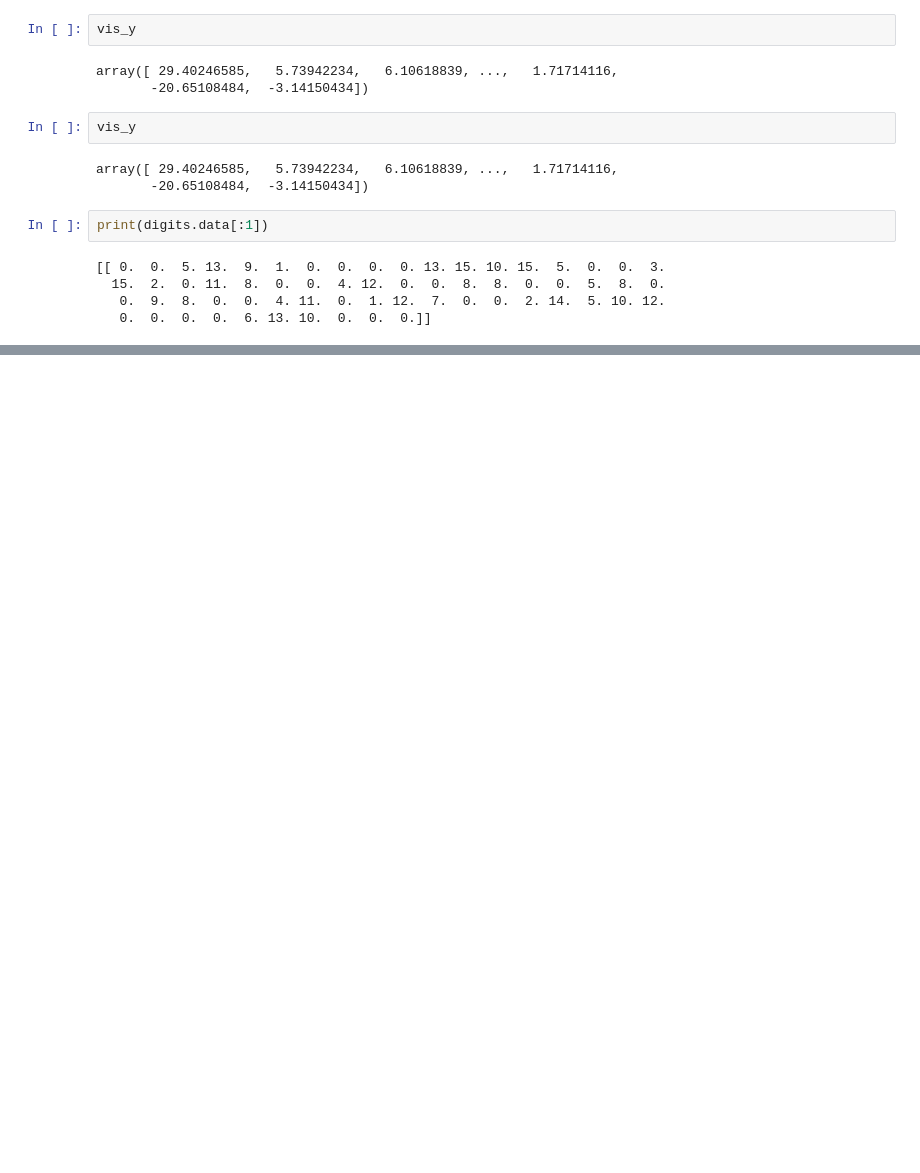
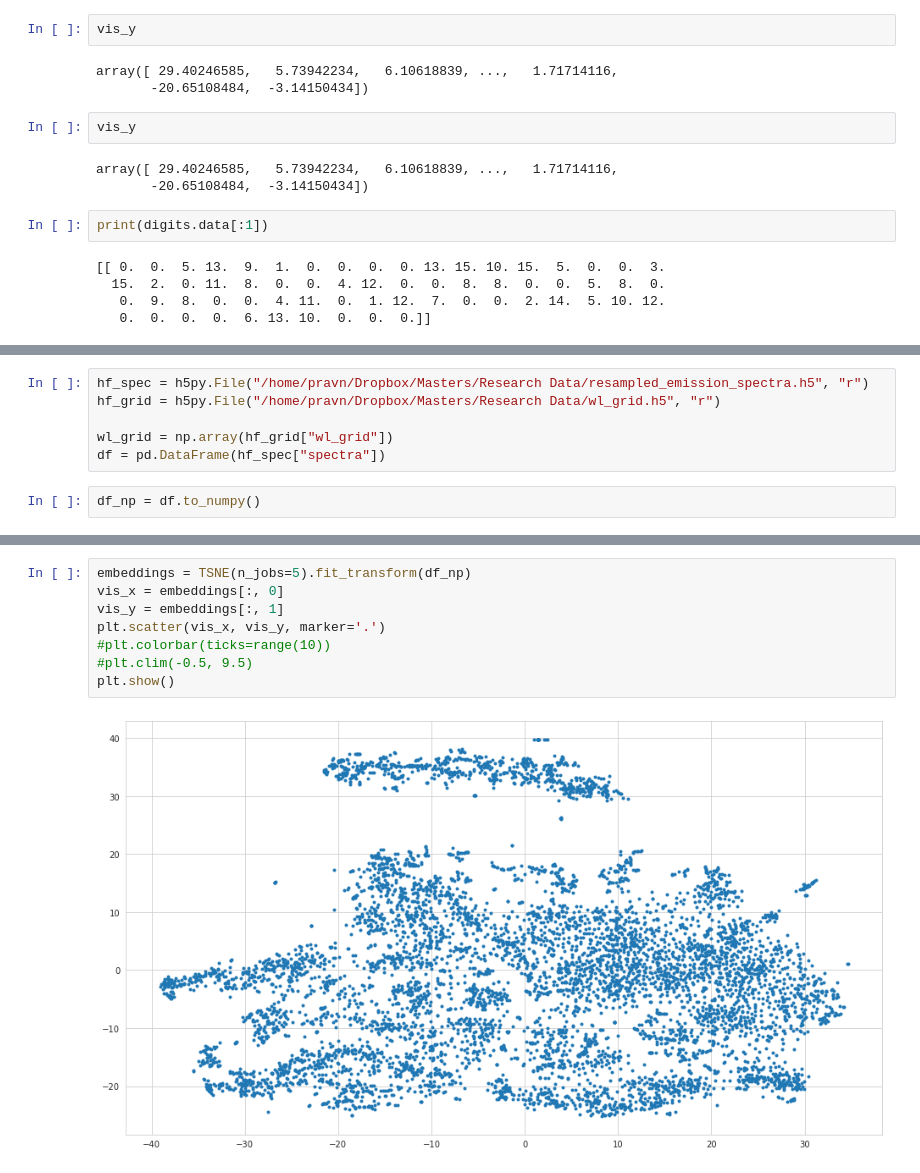
Before and after one commit to PravNJ/PCT-stars-GALAH, a Jupyter notebook: t-sne.ipynb, the cells around one changed output, grey strips where cells are left out. Saved outputs shown, nothing was run; the diff lists cells and outputs as text; blank space fills up the shorter version.

```diff
--- a/t-sne.ipynb
+++ b/t-sne.ipynb
@@ -36,0 +56,8 @@ print(digits.data[:1])
+# %%
+hf_spec = h5py.File("/home/pravn/Dropbox/Masters/Research Data/resampled_emission_spectra.h5", "r")
+hf_grid = h5py.File("/home/pravn/Dropbox/Masters/Research Data/wl_grid.h5", "r")
+
+wl_grid = np.array(hf_grid["wl_grid"])
+df = pd.DataFrame(hf_spec["spectra"])
+# %%
+df_np = df.to_numpy()
@@ -36,0 +74,10 @@ print(digits.data[:1])
+# %%
+embeddings = TSNE(n_jobs=5).fit_transform(df_np)
+vis_x = embeddings[:, 0]
+vis_y = embeddings[:, 1]
+plt.scatter(vis_x, vis_y, marker='.')
+#plt.colorbar(ticks=range(10))
+#plt.clim(-0.5, 9.5)
+plt.show()
+# %% [output]
+[figure, added]
```
Also changed, not shown: parts of 5 cells of this notebook, 1 other file.
